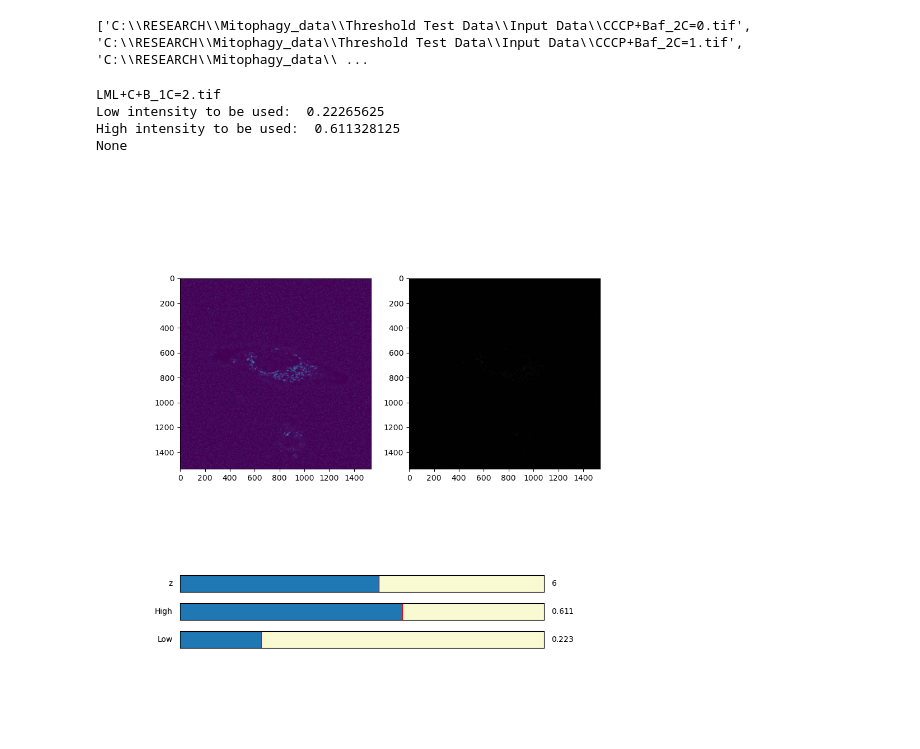
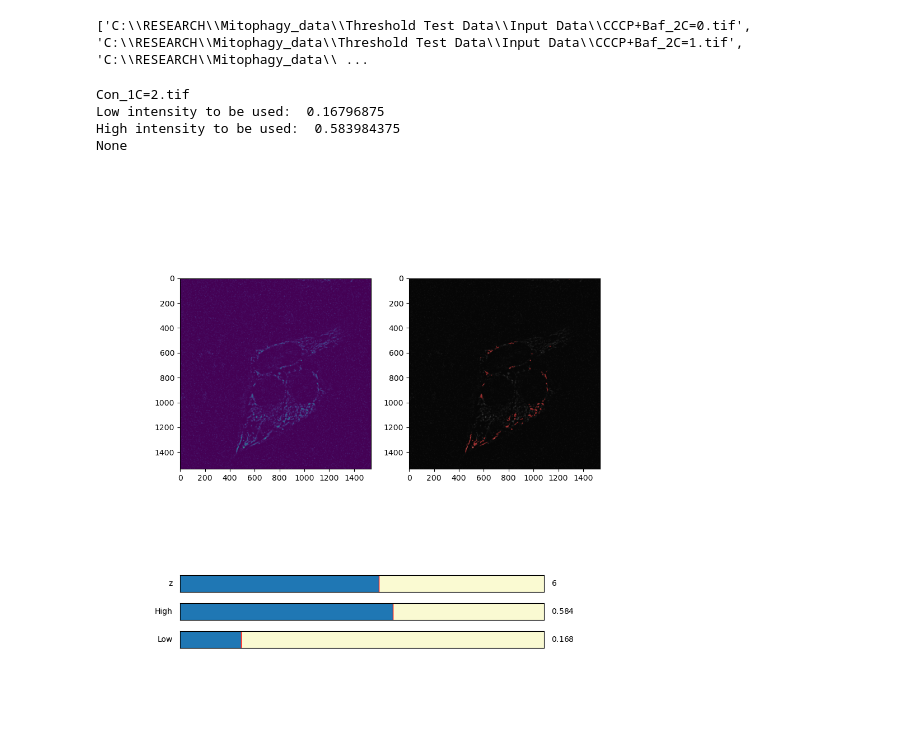
Before and after one commit to RichBat/Masters-Research, a Jupyter notebook: HysteresisThresholding.ipynb, the cells around one changed output. Cells and saved outputs as stored; diff of their text form; code cells hidden in the pictures.

```diff
--- a/HysteresisThresholding.ipynb
+++ b/HysteresisThresholding.ipynb
@@ -182,13 +182,13 @@ def chooseHysteresisParams(img, bins=256, remove_zero=False, remove_max=False):
 
     plt.show()
 # %%
-index = 15
+index = 7
 image = io.imread(images[index])
 print(images[index].split('\\')[-1])
 chooseHysteresisParams(image)
 # %% [output]
-LML+C+B_1C=2.tif
-Low intensity to be used:  0.22265625
-High intensity to be used:  0.611328125
+Con_1C=2.tif
+Low intensity to be used:  0.16796875
+High intensity to be used:  0.583984375
 None
-[figure, old version]
+[figure, new version]
```
Also changed, not shown: 3 other files.
